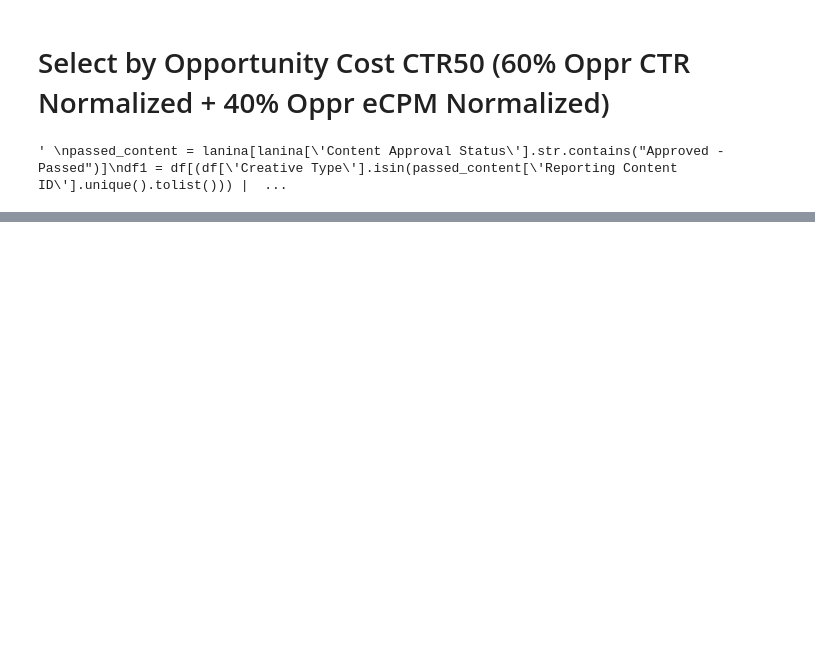
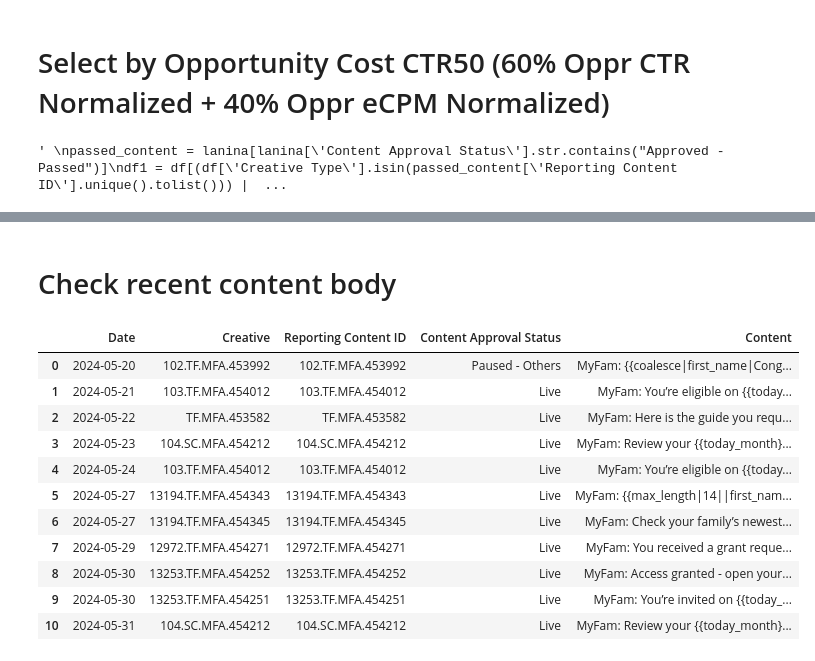
Before and after one commit to RXMG/SMS_Report, a Jupyter notebook: automation/sms_content_scheduling_report.ipynb, the cells around one changed output, grey strips where cells are left out. Drawn from its saved outputs; the diff is of its cells as text; code cells hidden in the pictures; blank space fills up the shorter version.

```diff
--- a/automation/sms_content_scheduling_report.ipynb
+++ b/automation/sms_content_scheduling_report.ipynb
@@ -415,0 +445,27 @@ Drop 2 Time
+# %% [markdown]
+# Check recent content body
+# %%
+# show all content from the column
+pd.set_option('display.max_colwidth', None)
+sc_dppub_affiliate = 'MFA_I.MFA_461871'
+gc = pygsheets.authorize(service_account_file=filepath.service_account_location)
+cobra_google_sheet = gc.open_by_url('https://docs.google.com/spreadsheets/d/12vqSDueybprNphtsw7gXR5vmgcPG6_5ZNcnWzNpiasY/edit#gid=1186670009')
+cobra_sheet =  cobra_google_sheet.worksheet('title','New Mamba')
+cobra = infrastructure.get_mamba_full_slot()
+past_content = cobra[(cobra['Dataset']==sc_dppub_affiliate)& (cobra['Date'].dt.date>=date.today()-timedelta(days=4)) & (cobra['Creative']!='') ][['Date','Creative']]
+past_content['Creative'] = past_content['Creative'].str.split('\n')
+past_content_explode = past_content.explode('Creative')
+past_content_explode.merge(lanina[['Reporting Content ID','Content Approval Status','Content']], how = 'left', left_on = 'Creative', right_on = 'Reporting Content ID', copy = False)
+# %% [output]
+|  | Date | Creative | Reporting Content ID | Content Approval Status | Content |
+| 0 | 2024-05-20 | 102.TF.MFA.453992 | 102.TF.MFA.453992 | Paused - Others | MyFam: {{coalesce|first_name|Cong... |
+| 1 | 2024-05-21 | 103.TF.MFA.454012 | 103.TF.MFA.454012 | Live | MyFam: You’re eligible on {{today... |
+| 2 | 2024-05-22 | TF.MFA.453582 | TF.MFA.453582 | Live | MyFam: Here is the guide you requ... |
+| 3 | 2024-05-23 | 104.SC.MFA.454212 | 104.SC.MFA.454212 | Live | MyFam: Review your {{today_month}... |
+| 4 | 2024-05-24 | 103.TF.MFA.454012 | 103.TF.MFA.454012 | Live | MyFam: You’re eligible on {{today... |
+| 5 | 2024-05-27 | 13194.TF.MFA.454343 | 13194.TF.MFA.454343 | Live | MyFam: {{max_length|14||first_nam... |
+| 6 | 2024-05-27 | 13194.TF.MFA.454345 | 13194.TF.MFA.454345 | Live | MyFam: Check your family’s newest... |
+| 7 | 2024-05-29 | 12972.TF.MFA.454271 | 12972.TF.MFA.454271 | Live | MyFam: You received a grant reque... |
+| 8 | 2024-05-30 | 13253.TF.MFA.454252 | 13253.TF.MFA.454252 | Live | MyFam: Access granted - open your... |
+| 9 | 2024-05-30 | 13253.TF.MFA.454251 | 13253.TF.MFA.454251 | Live | MyFam: You’re invited on {{today_... |
+| 10 | 2024-05-31 | 104.SC.MFA.454212 | 104.SC.MFA.454212 | Live | MyFam: Review your {{today_month}... |
```
Also changed, not shown: parts of 4 cells of this notebook.
